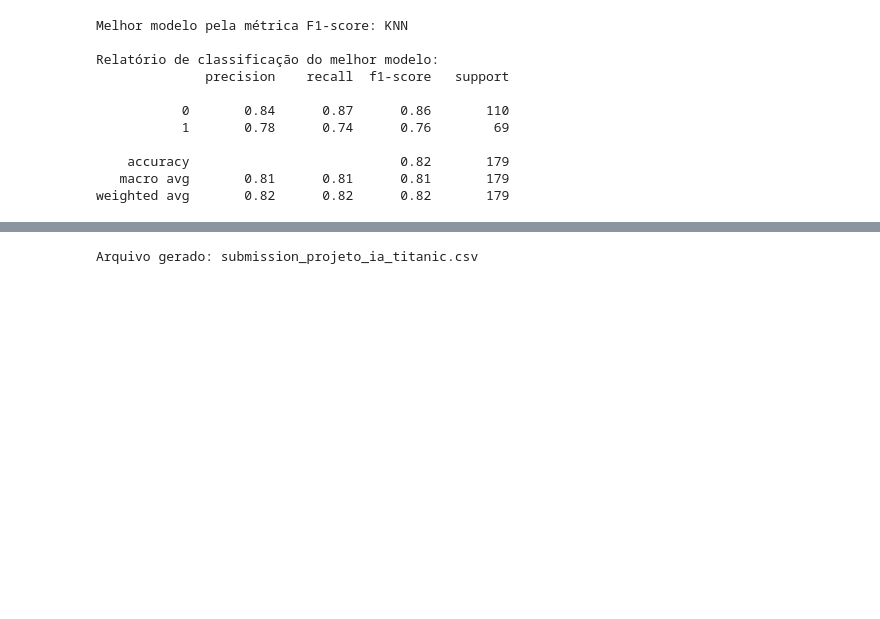
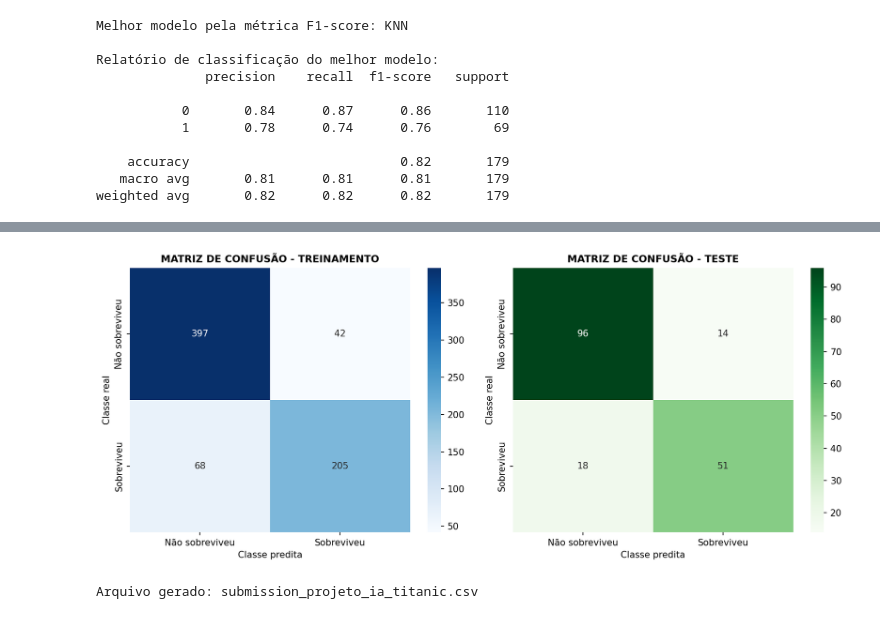
Before and after one commit to gabriellopes-eng/Titanic-Machine-Learning, a Jupyter notebook: notebooks/06_projeto_ia_comparativo_titanic.ipynb, the cells around one changed output, grey strips where cells are left out. Drawn from its saved outputs; the diff is of its cells as text; code cells hidden in the pictures; blank space fills up the shorter version.

```diff
--- a/notebooks/06_projeto_ia_comparativo_titanic.ipynb
+++ b/notebooks/06_projeto_ia_comparativo_titanic.ipynb
@@ -369,3 +378,49 @@ Após selecionar o melhor modelo na validação, ele é usado para gerar as pred
+# %%
+import matplotlib.pyplot as plt
+import seaborn as sns
+
+class_labels = ['Não sobreviveu', 'Sobreviveu']
+
+train_pred = best_model.predict(X_train)
+test_pred = best_model.predict(X_valid)
+
+cm_train = confusion_matrix(y_train, train_pred)
+cm_test = confusion_matrix(y_valid, test_pred)
+
+fig, axes = plt.subplots(1, 2, figsize=(12, 5))
+
+sns.heatmap(
+    cm_train,
+    annot=True,
+    fmt='d',
+    cmap='Blues',
+    cbar=True,
+    xticklabels=class_labels,
+    yticklabels=class_labels,
+    ax=axes[0]
+)
+axes[0].set_title('MATRIZ DE CONFUSÃO - TREINAMENTO', fontsize=11, fontweight='bold')
+axes[0].set_xlabel('Classe predita')
+axes[0].set_ylabel('Classe real')
+
+sns.heatmap(
+    cm_test,
+    annot=True,
+    fmt='d',
+    cmap='Greens',
+    cbar=True,
+    xticklabels=class_labels,
+    yticklabels=class_labels,
+    ax=axes[1]
+)
+axes[1].set_title('MATRIZ DE CONFUSÃO - TESTE', fontsize=11, fontweight='bold')
+axes[1].set_xlabel('Classe predita')
+axes[1].set_ylabel('Classe real')
+
+plt.tight_layout()
+plt.show()
+# %% [output]
+[figure, added]
 # %%
 final_predictions = best_model.predict(X_test_final)
 submission_df = pd.DataFrame({
```
Also changed, not shown: parts of 3 cells of this notebook.
